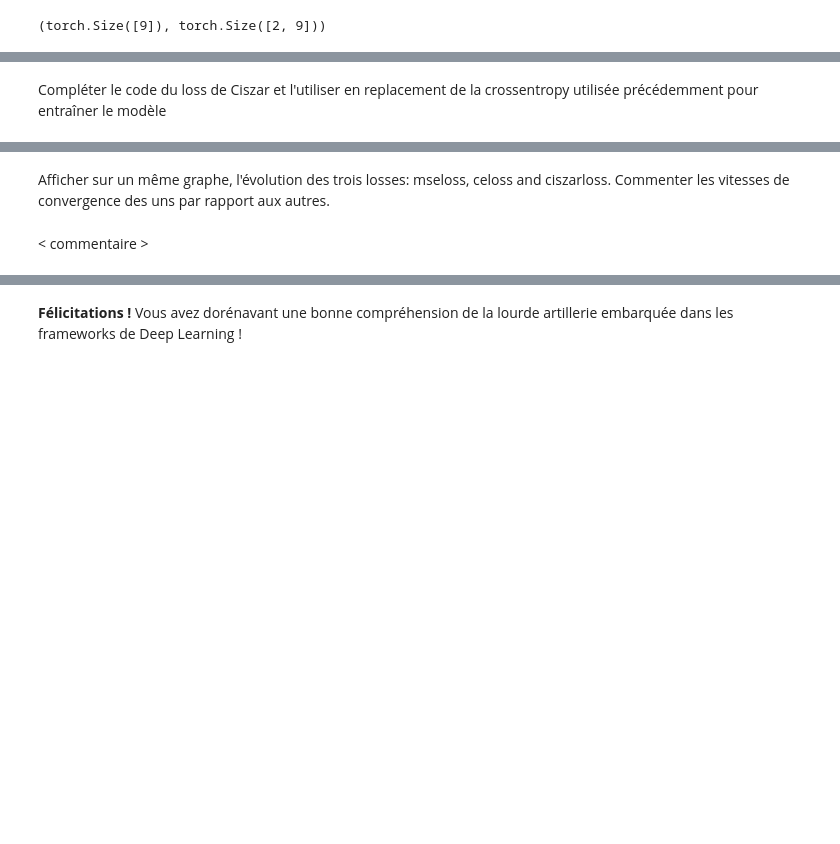
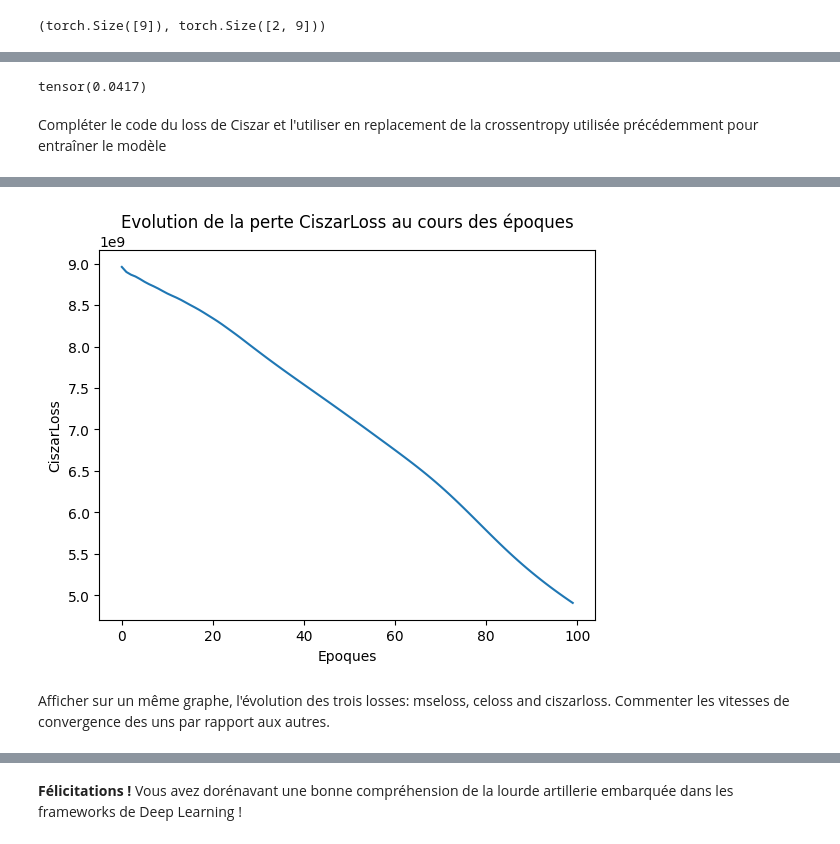
Before and after one commit to valy18/PROJET2, a Jupyter notebook: devoir2_theorie_24[1].ipynb, the cells around one changed output, grey strips where cells are left out. Saved outputs shown, nothing was run; the diff lists cells and outputs as text; code cells hidden in the pictures; blank space fills up the shorter version.

```diff
--- a/devoir2_theorie_24[1].ipynb
+++ b/devoir2_theorie_24[1].ipynb
@@ -519,3 +742,7 @@ y1.shape, y_batch.shape
+# %%
+divergence_ciszar(y_batch, y_prime_batch)
+# %% [output]
+tensor(0.0417)
 # %% [markdown]
 Compléter le code du loss de Ciszar et l'utiliser en replacement de la crossentropy utilisée précédemment pour entraîner le modèle
 # %%
@@ -525,5 +752,5 @@ class CiszarLoss(nn.Module):
 
     def forward(self, outputs, targets):
         # Calculer le loss en utilisant la fonction divergence_ciszar
-        loss = ....
+        loss = divergence_ciszar(outputs, targets)
         return loss
@@ -532,0 +757,56 @@ class CiszarLoss(nn.Module):
+# %%
+class MLPCiszar(nn.Module):
+    def __init__(self):
+        super(MLPCiszar, self).__init__()
+        self.fc1 = nn.Linear(784, 50)
+        self.fc2 = nn.Linear(50, 10)
+        self.fc3 = nn.Linear(10, 10)
+        self.softmax = nn.Softmax(dim=1)
+
+    def forward(self, x):
+        x = torch.relu(self.fc1(x))
+        x = torch.relu(self.fc2(x))
+        x = self.fc3(x)
+        x = self.softmax(x)
+        return x
+# %%
+import torch.nn.functional as F
+# Préparation des données
+x_train_tensor = torch.tensor(x_train.reshape((-1, 28 * 28)), dtype=torch.float32)
+y_train_tensor = torch.tensor(y_train, dtype=torch.long)  # Étiquettes sous forme d'entiers
+y_train_onehot = F.one_hot(y_train_tensor, num_classes=10).float()  # Conversion en one-hot encoding
+
+# Initialisation du modèle, fonction de perte (CiszarLoss) et optimiseur
+model_ciszar = MLPCiszar()
+criterion_ciszar = CiszarLoss()  # Fonction de perte : CiszarLoss
+optimizer_ciszar = optim.Adam(model_ciszar.parameters(), lr=0.001)
+
+# Entraînement
+epoques = 100
+ciszarloss = []  # Liste pour sauvegarder les valeurs du loss à chaque époque
+
+for epoch in range(epoques):
+    model_ciszar.train()
+
+    # Forward pass
+    y_pred = model_ciszar(x_train_tensor)
+    loss = criterion_ciszar(y_pred, y_train_onehot)  # Calcul de la perte avec CiszarLoss
+
+    # Backward pass et optimisation
+    optimizer_ciszar.zero_grad()  # Mise à zéro des gradients
+    loss.backward()               # Calcul des gradients
+    optimizer_ciszar.step()       # Mise à jour des paramètres
+
+    # Sauvegarde de la valeur de la perte pour cette époque
+    ciszarloss.append(loss.item())
+
+    # Affichage du progrès
+    if epoch % 10 == 0:
+        print(f'Epoque [{epoch+1}/{epoques}], Loss: {loss.item():.4f}')
+
+plt.plot(ciszarloss)
+plt.xlabel('Epoques')
+plt.ylabel('CiszarLoss')
+plt.title('Evolution de la perte CiszarLoss au cours des époques')
+plt.show()
+# %% [output]
@@ -533,5 +823,4 @@ class CiszarLoss(nn.Module):
+[figure, added]
 # %% [markdown]
 Afficher sur un même graphe, l'évolution des trois losses: mseloss, celoss and ciszarloss.
 Commenter les vitesses de convergence des uns par rapport aux autres.
-# %% [markdown]
-< commentaire >
```
Also changed, not shown: parts of 33 cells of this notebook, 8 other files.
